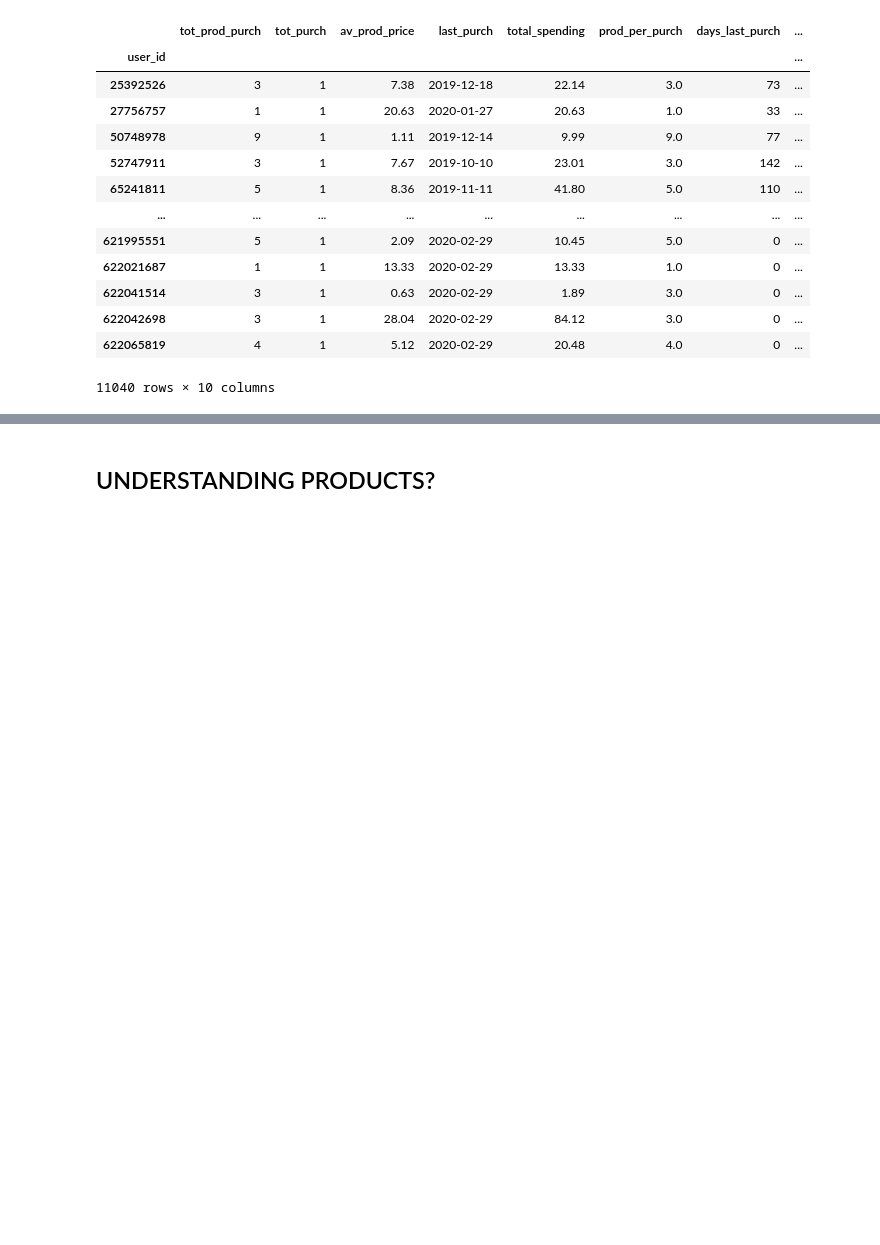
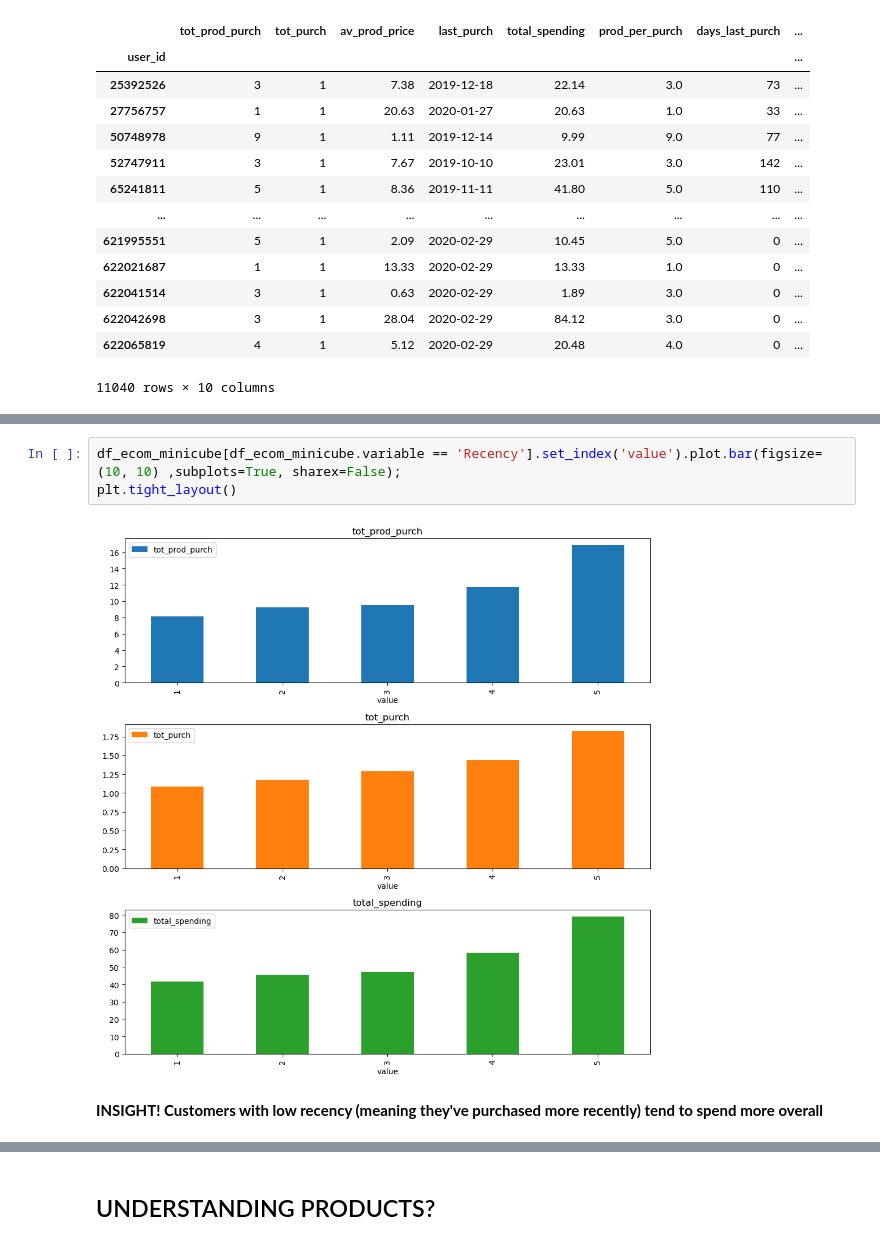
Before and after one commit to javierlopezm/Optimizacion_Ecommerce, a Jupyter notebook: Optimizacion_Ecommerce.ipynb, the cells around one changed output, grey strips where cells are left out. Drawn from its saved outputs; the diff is of its cells as text; blank space fills up the shorter version.

```diff
--- a/Optimizacion_Ecommerce.ipynb
+++ b/Optimizacion_Ecommerce.ipynb
@@ -858,0 +915,7 @@ df_ecom_userid
+# %%
+df_ecom_minicube[df_ecom_minicube.variable == 'Recency'].set_index('value').plot.bar(figsize=(10, 10) ,subplots=True, sharex=False);
+plt.tight_layout()
+# %% [output]
+[figure, added]
+# %% [markdown]
+**INSIGHT! Customers with low recency (meaning they've purchased more recently) tend to spend more overall**
```
Also changed, not shown: parts of 20 cells of this notebook.
